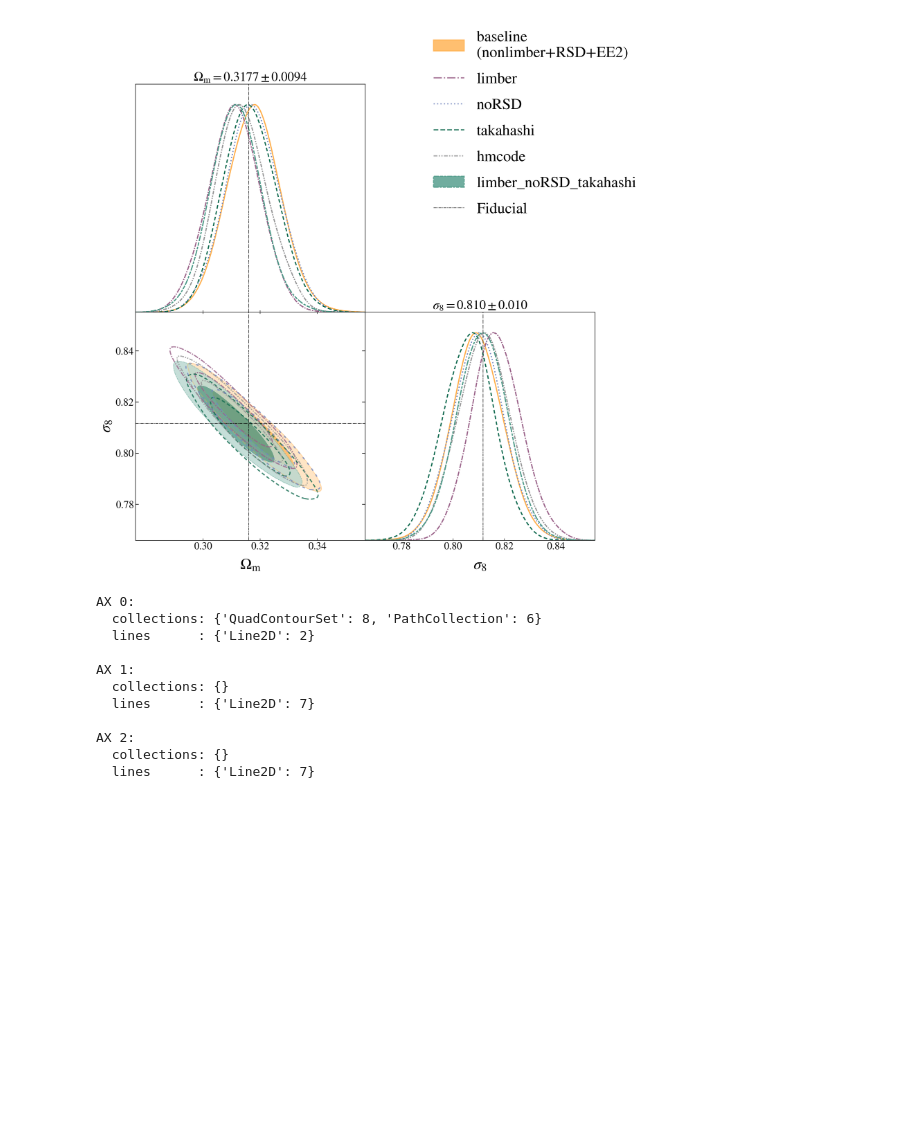
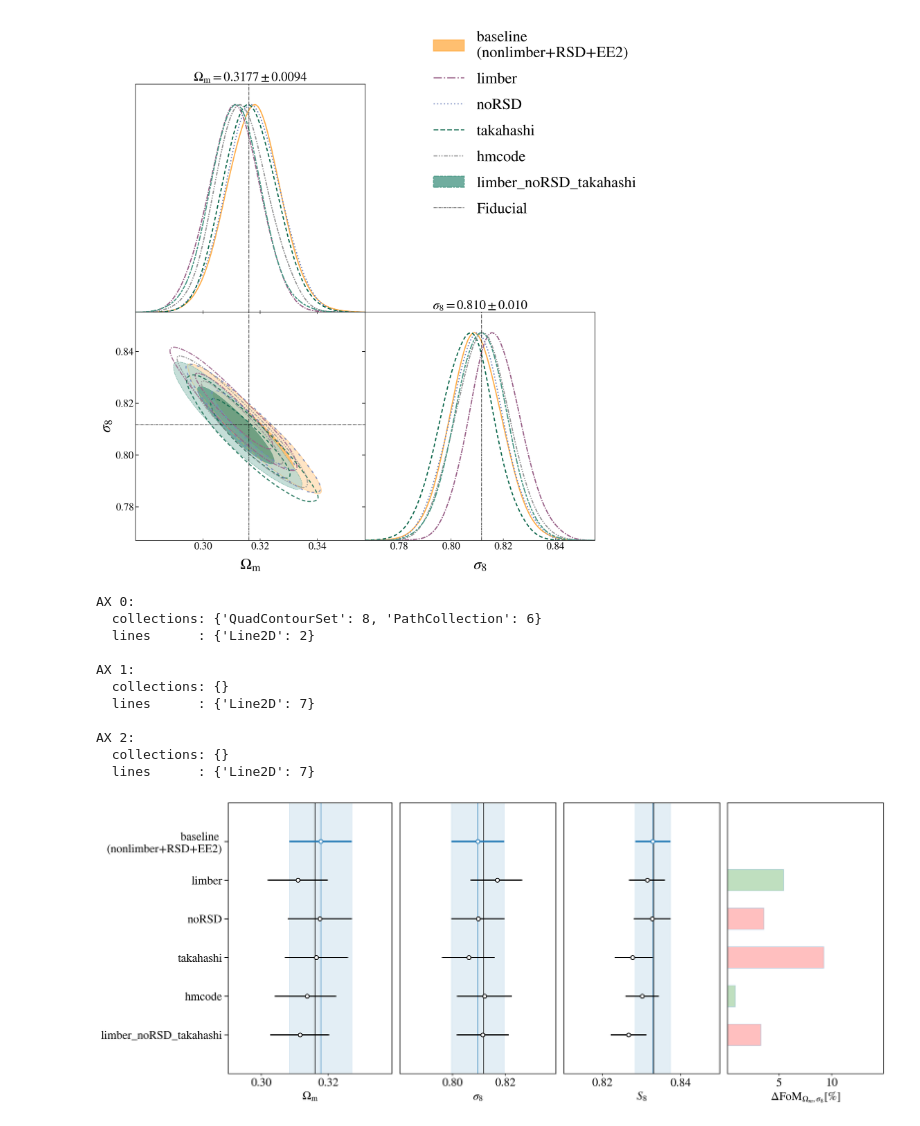
Before and after one commit to junzhou502/Approx-Impact-Roman-LSST, a Jupyter notebook: contours_real_lcdm/plot.ipynb, the cells around one changed output. Saved outputs shown, nothing was run; the diff lists cells and outputs as text; code cells hidden in the pictures; blank space fills up the shorter version.

```diff
--- a/contours_real_lcdm/plot.ipynb
+++ b/contours_real_lcdm/plot.ipynb
@@ -297,3 +315,101 @@ AX 1:
 AX 2:
   collections: {}
   lines      : {'Line2D': 7}
+# %%
+res0 = 0
+
+def plot_row(axs, labels, samples, params, color='C0', ):
+
+    assert len(axs)==len(params)+1
+
+    assert len(labels)==len(samples)
+
+    nparam = len(params)
+    ys = np.arange(len(samples))[::-1]
+
+    # set the space of baseline, assume the first chain is the baseline
+    for i in range(nparam):
+        p = params[i]
+        stat = samples[0].getMargeStats().parWithName(p)
+        mean = stat.mean
+        upper_bound = stat.limits[0].upper
+        lower_bound = stat.limits[0].lower
+
+        axs[i].axvspan(lower_bound, upper_bound, color=color, alpha=0.12, zorder=0)
+        axs[i].axvline(mean, color=color, lw=1, alpha=0.8, zorder=0)
+        axs[i].axvline(fiducials[p], color='k',lw=1,alpha=1,zorder=0)
+        axs[i].set_xlim(mean-3*(mean-lower_bound), mean+3*(upper_bound-mean))
+        axs[i].set_ylim(ys[-1]-1, ys[0]+1)
+
+    # set the labels of chains
+    axs[0].set_yticks(ys)
+    axs[0].set_yticklabels(labels)
+
+    for i in range(1,len(axs)):
+        axs[i].set_yticks(ys)
+        axs[i].tick_params(axis='y', left=False)
+        axs[i].set_yticklabels([])
+        axs[i].set_ylim(ys[-1]-1, ys[0]+1)
+
+    # plot the error bar
+    for i in range(len(samples)):
+        sample = samples[i]
+        y = ys[i]
+        c = color if i==0 else 'k'
+        lw = 2.6 if i==0 else 2.0
+        for j in range(len(params)):
+            ax = axs[j]
+            p = params[j]
+            stat = sample.getMargeStats().parWithName(p)
+            mean = stat.mean
+            upper_bound = stat.limits[0].upper
+            lower_bound = stat.limits[0].lower
+
+            ax.hlines(y, lower_bound, upper_bound, color=c, lw=lw)
+            ax.plot(mean,y,marker='o',mfc='white',mec=c,mew=1.3,ms=6,linestyle='None')
+
+            #set x-axis
+            if i==0:
+                ax.set_xlabel(sample.getParamNames().parWithName(p).latexLabel())
+
+        #now get the estimation of FoM
+        p1 = params[0]
+        p2 = params[1]
+        names = [n.name for n in sample.getParamNames().names]
+        a, b = names.index(p1), names.index(p2)
+        cov = sample.getCov(pars=[a,b])
+        det = np.linalg.det(cov)
+        res = np.nan if det <= 0 or not np.isfinite(det) else 1.0 / np.sqrt(det)
+
+        if i==0:
+            res0 = res
+        else:
+            if res-res0>0:
+                axs[-1].barh(y, (res-res0)/res0*100, height=0.55, alpha=0.25, color='green', edgecolor=color)
+            elif res-res0<0:
+                axs[-1].barh(y, np.abs(res-res0)/res0*100, height=0.55, alpha=0.25, color='red', edgecolor=color)
+
+        #set x-axis for FoM
+        if i==0:
+            axs[-1].set_xlabel(r'$ \Delta \mathrm{FoM}_{\Omega_m, \sigma_8} [\%]$')
+
+
+fig = plt.figure(figsize = (18, 7.5))
+gs = fig.add_gridspec(1,4,width_ratios=[1.05, 1.0, 1.0, 1.0],wspace=0.05, hspace=0.2)
+axs = [fig.add_subplot(gs[i]) for i in range(4)]
+
+plot_row(axs=axs, labels=labels, samples=samples, color='C0', params=['omegam','sigma8','S8'], )
+
+#finetue the plot settings
+axs[-1].set_xlim(0.1, 15-0.1)
+from matplotlib.ticker import MultipleLocator, AutoMinorLocator
+axs[0].set_xlim(0.2901, 0.34-0.001)
+axs[0].xaxis.set_major_locator(MultipleLocator(0.02))
+axs[1].set_xlim(0.7801, 0.84-0.001)
+axs[1].xaxis.set_major_locator(MultipleLocator(0.02))
+axs[2].set_xlim(0.8101, 0.85-0.0001)
+axs[2].xaxis.set_major_locator(MultipleLocator(0.02))
+
+fig.savefig('approximation_FoM_roman_lcdm_real.png', dpi=300 )
+# %% [output]
+[figure, added]
```
Also changed, not shown: parts of 1 cell of this notebook, 8 other files.
